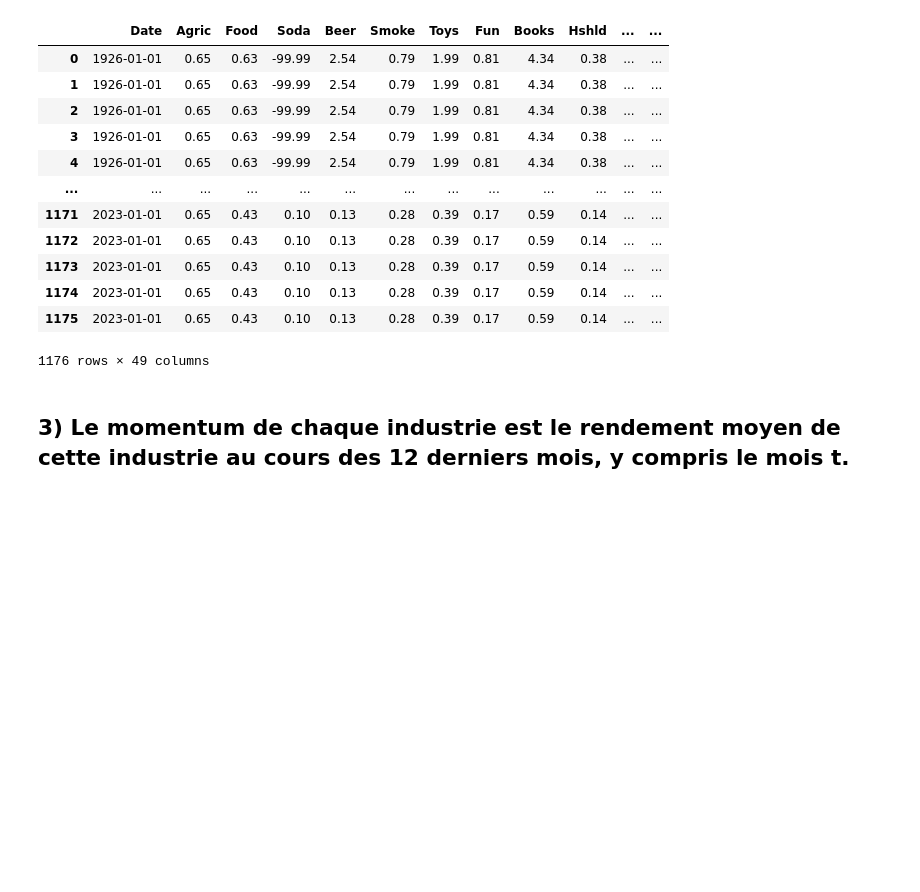
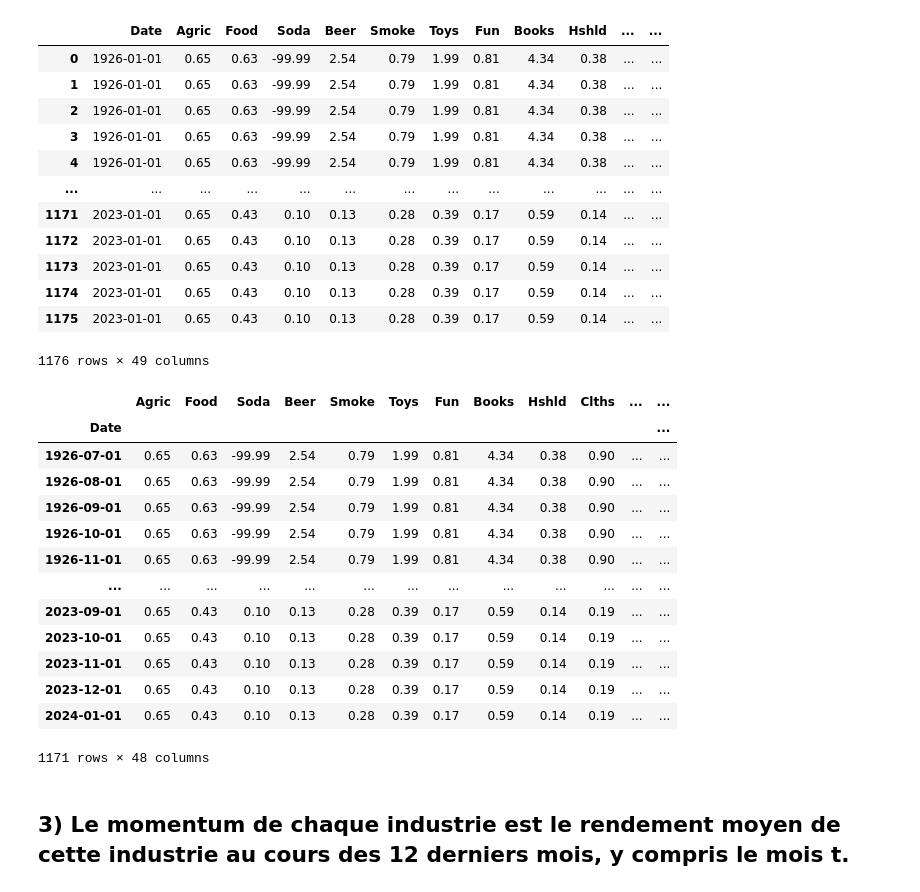
Before and after one commit to DominicPrenovost/TP2-PF-management, a Jupyter notebook: QuestionC.ipynb, the cells around one changed output. Drawn from its saved outputs; the diff is of its cells as text; code cells hidden in the pictures; blank space fills up the shorter version.

```diff
--- a/QuestionC.ipynb
+++ b/QuestionC.ipynb
@@ -76,6 +77,29 @@ df_monthly
 | 1174 | 2023-01-01 | 0.65 | 0.43 | 0.10 | 0.13 | 0.28 | 0.39 | 0.17 | 0.59 | 0.14 | ... | ... |
 | 1175 | 2023-01-01 | 0.65 | 0.43 | 0.10 | 0.13 | 0.28 | 0.39 | 0.17 | 0.59 | 0.14 | ... | ... |
 1176 rows × 49 columns
+# %%
+df_monthly = df_monthly.drop('Date', axis=1)
+
+t = df_monthly.iloc[5:].values
+
+df_test = pd.DataFrame(data = df_monthly.iloc[5:].values, index = df_48ind.index, columns = df_48ind.columns)
+
+df_test
+# %% [output]
+|  | Agric | Food | Soda | Beer | Smoke | Toys | Fun | Books | Hshld | Clths | ... | ... |
+| Date |  |  |  |  |  |  |  |  |  |  |  | ... |
+| 1926-07-01 | 0.65 | 0.63 | -99.99 | 2.54 | 0.79 | 1.99 | 0.81 | 4.34 | 0.38 | 0.90 | ... | ... |
+| 1926-08-01 | 0.65 | 0.63 | -99.99 | 2.54 | 0.79 | 1.99 | 0.81 | 4.34 | 0.38 | 0.90 | ... | ... |
+| 1926-09-01 | 0.65 | 0.63 | -99.99 | 2.54 | 0.79 | 1.99 | 0.81 | 4.34 | 0.38 | 0.90 | ... | ... |
+| 1926-10-01 | 0.65 | 0.63 | -99.99 | 2.54 | 0.79 | 1.99 | 0.81 | 4.34 | 0.38 | 0.90 | ... | ... |
+| 1926-11-01 | 0.65 | 0.63 | -99.99 | 2.54 | 0.79 | 1.99 | 0.81 | 4.34 | 0.38 | 0.90 | ... | ... |
+| ... | ... | ... | ... | ... | ... | ... | ... | ... | ... | ... | ... | ... |
+| 2023-09-01 | 0.65 | 0.43 | 0.10 | 0.13 | 0.28 | 0.39 | 0.17 | 0.59 | 0.14 | 0.19 | ... | ... |
+| 2023-10-01 | 0.65 | 0.43 | 0.10 | 0.13 | 0.28 | 0.39 | 0.17 | 0.59 | 0.14 | 0.19 | ... | ... |
+| 2023-11-01 | 0.65 | 0.43 | 0.10 | 0.13 | 0.28 | 0.39 | 0.17 | 0.59 | 0.14 | 0.19 | ... | ... |
+| 2023-12-01 | 0.65 | 0.43 | 0.10 | 0.13 | 0.28 | 0.39 | 0.17 | 0.59 | 0.14 | 0.19 | ... | ... |
+| 2024-01-01 | 0.65 | 0.43 | 0.10 | 0.13 | 0.28 | 0.39 | 0.17 | 0.59 | 0.14 | 0.19 | ... | ... |
+1171 rows × 48 columns
 # %% [markdown]
 ## 3) Le momentum de chaque industrie est le rendement moyen de cette industrie au cours des 12 derniers mois, y compris le mois t.
 # %%
```
Also changed, not shown: parts of 3 cells of this notebook.
